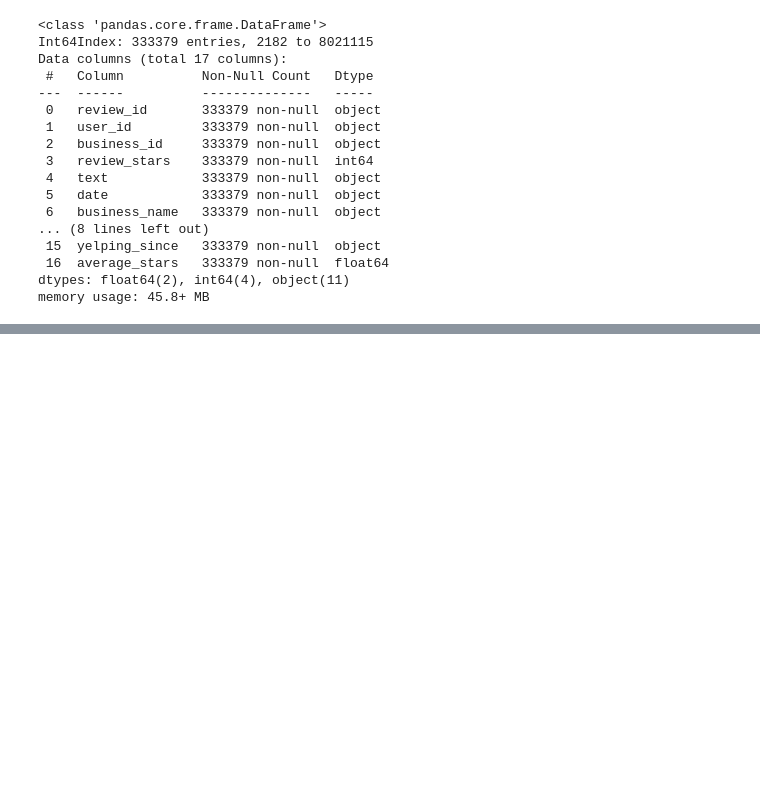
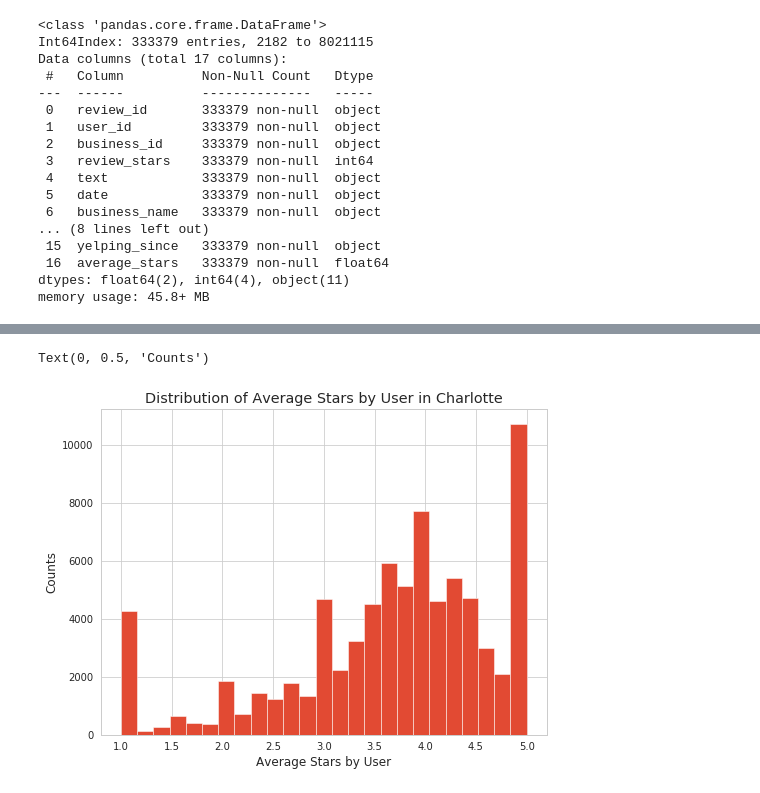
Before and after one commit to unclebrod/YelpRecommender, a Jupyter notebook: workbook.ipynb, the cells around one changed output, grey strips where cells are left out. Cells and saved outputs as stored; diff of their text form; code cells hidden in the pictures; blank space fills up the shorter version.

```diff
--- a/workbook.ipynb
+++ b/workbook.ipynb
@@ -403,0 +416,9 @@ all_df.to_csv()
+# %%
+fig, ax = plt.subplots(figsize=(8,6))
+charlotte_df.groupby('user_id').mean()['average_stars'].hist(ax=ax, bins=25)
+ax.set_title('Distribution of Average Stars by User in Charlotte')
+ax.set_xlabel('Average Stars by User')
+ax.set_ylabel('Counts')
+# %% [output]
+Text(0, 0.5, 'Counts')
+[figure, added]
```
Also changed, not shown: parts of 4 cells of this notebook.
